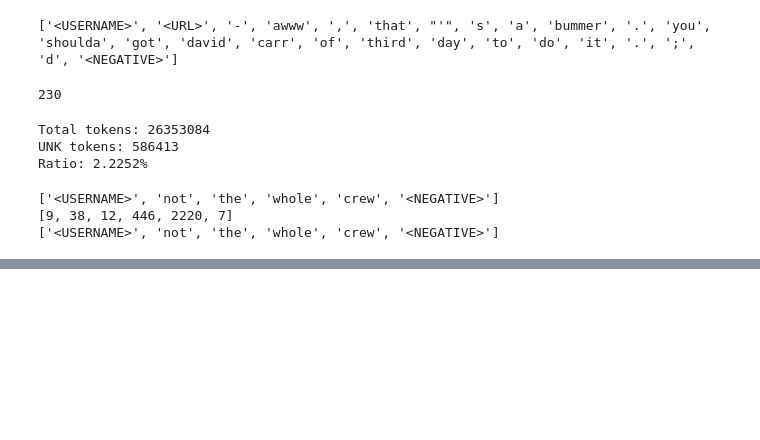
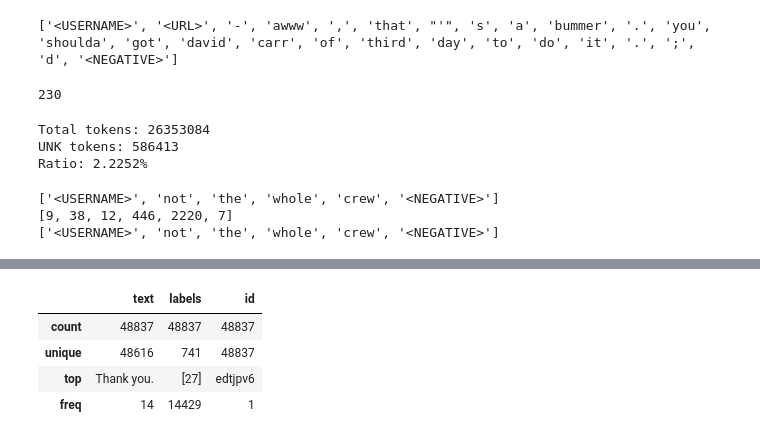
Before and after one commit to RaphaelNeubert/SemEval-2025, a Jupyter notebook: data_prep.ipynb, the cells around one changed output, grey strips where cells are left out. Drawn from its saved outputs; the diff is of its cells as text; code cells hidden in the pictures; blank space fills up the shorter version.

```diff
--- a/data_prep.ipynb
+++ b/data_prep.ipynb
@@ -239,0 +321,8 @@ vocab.save("data/vocab2.json")
+# %%
+df_train.describe()
+# %% [output]
+|  | text | labels | id |
+| count | 48837 | 48837 | 48837 |
+| unique | 48616 | 741 | 48837 |
+| top | Thank you. | [27] | edtjpv6 |
+| freq | 14 | 14429 | 1 |
```
Also changed, not shown: parts of 21 cells of this notebook.
